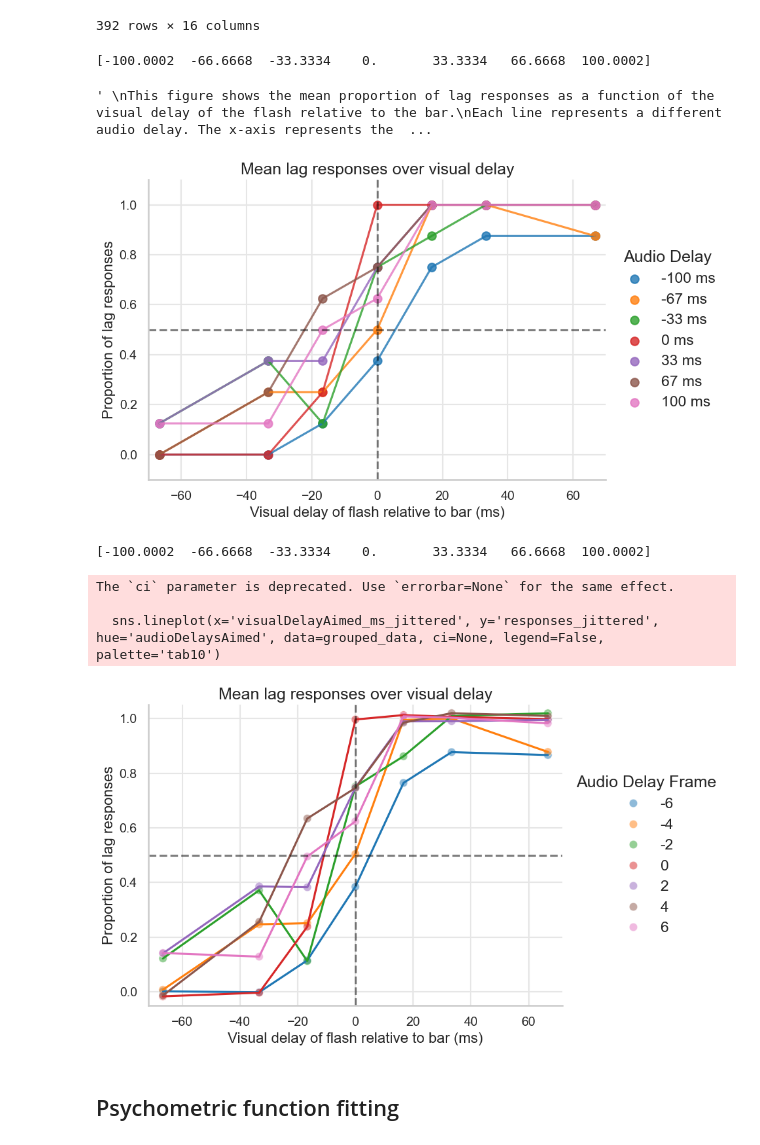
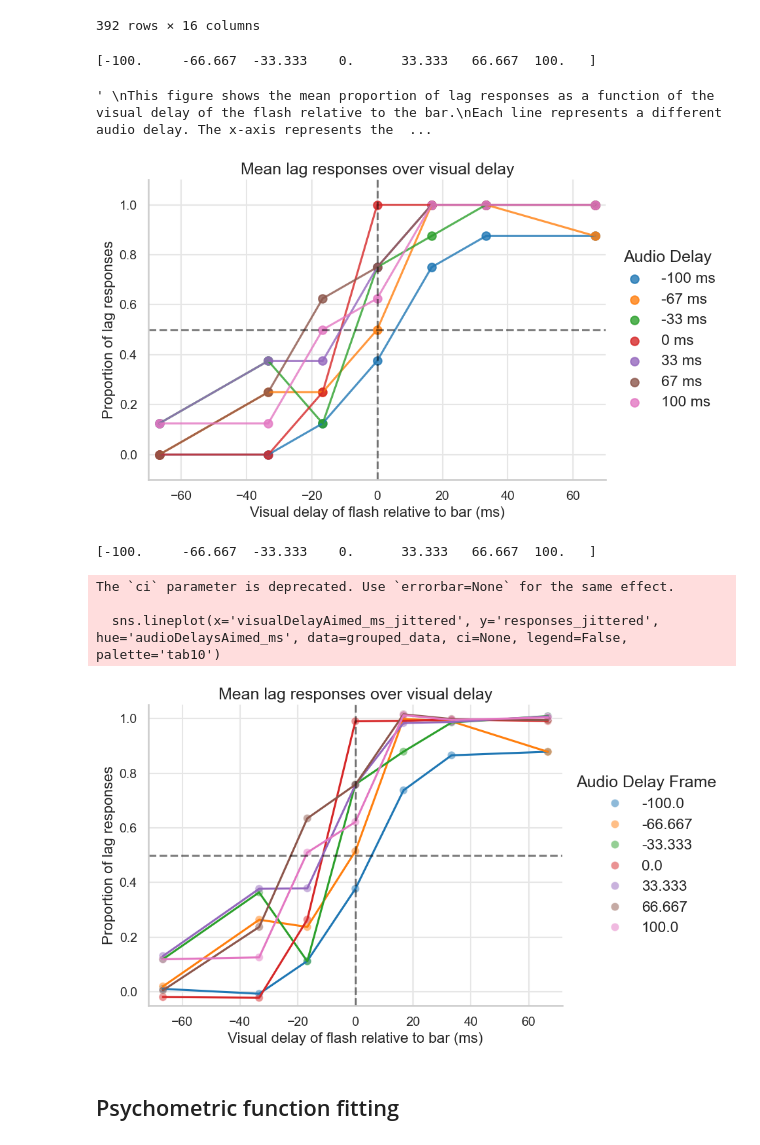
Before and after one commit to omeryildiran/av-v-fle, a Jupyter notebook: analysis.ipynb, the cells around one changed output. Saved outputs shown, nothing was run; the diff lists cells and outputs as text; code cells hidden in the pictures.

```diff
--- a/analysis.ipynb
+++ b/analysis.ipynb
@@ -73,8 +73,8 @@ def flatten_extend(matrix):
 # %%
 df =  pd.read_csv('data/405836_av_v_fle_2024-10-14_16h33.24.360.csv')
 # Create a new column that will represent the audioDelayAimed in terms of ms
-df['audioDelayAimed_ms'] = df['audioDelaysAimed']*16.6667
-df['visualDelayAimed_ms'] = df['visualDelaysAimed']*16.6667
+df['audioDelaysAimed_ms']=round(df['audioDelaysAimed']*16.6667,3)
+df['visualDelaysAimed_ms'] = round(df['visualDelaysAimed']*16.6667,3)
 df['audioDelayReal_ms'] =(df["audioTime"]-df["flashTime"])*1000
 df
 # %% [output]
@@ -92,16 +92,16 @@ df
 | 391 | 391 | 0 | 0.065944 | 0.666584 | 6 | -4 | ... |
 392 rows × 16 columns
 # %%
-unique_audioDelays = np.unique(df['audioDelayAimed_ms'])
+unique_audioDelays = np.unique(df['audioDelaysAimed_ms'])
 
 print(unique_audioDelays)
 colors=plt.get_cmap('tab10').colors
 
-for delays,delays in enumerate(unique_audioDelays):
-    meanX = df[df['audioDelayAimed_ms'] == delays].groupby('visualDelayAimed_ms').mean().reset_index()
+for i, delays in enumerate(unique_audioDelays):
+    meanX = df[df['audioDelaysAimed_ms'] == delays].groupby('visualDelaysAimed_ms').mean().reset_index()
     meanResponses = meanX['responses']
-    plt.scatter(meanX['visualDelayAimed_ms'], meanResponses, color=colors[delays],label=f'{round(delays)} ms',alpha=0.8)
-    plt.plot(meanX['visualDelayAimed_ms'], meanResponses, color=colors[delays],alpha=0.8)
+    plt.scatter(meanX['visualDelaysAimed_ms'], meanResponses, color=colors[i], label=f'{round(delays)} ms', alpha=0.8)
+    plt.plot(meanX['visualDelaysAimed_ms'], meanResponses, color=colors[i], alpha=0.8)
 
 plt.ylim(-0.1, 1.10)  # Extend the y-axis limit slightly beyond 0 and 1
 # extend the x-axis limit slightly beyond 0
@@ -125,44 +125,44 @@ This suggests that the audio delay influences the perception of temporal process
 
 """
 # %% [output]
-[-100.0002  -66.6668  -33.3334    0.       33.3334   66.6668  100.0002]
+[-100.     -66.667  -33.333    0.      33.333   66.667  100.   ]
 ' \nThis figure shows the mean proportion of lag responses as a function of the visual delay of the flash relative to the bar.\nEach line represents a different audio delay. The x-axis represents the  ...
 [figure]
 # %%
 # now plot the mean responses for each visual delay aimed and audio delay aimed
 # Group the data by visualDelayAimed and audioDelayAimed and calculate the mean of responses
-grouped_data = df.groupby(['visualDelayAimed_ms', 'audioDelaysAimed']).mean().reset_index()
+grouped_data = df.groupby(['visualDelaysAimed_ms', 'audioDelaysAimed']).mean().reset_index()
 grouped_data
 
 # Assuming 'responses' is already in the grouped_data DataFrame
 # Create a jitter effect
 jitter_strength = .01 # Adjust as needed
-grouped_data['visualDelayAimed_ms_jittered'] = grouped_data['visualDelayAimed_ms'] + np.random.normal(0, jitter_strength, size=len(grouped_data))
+grouped_data['visualDelayAimed_ms_jittered'] = grouped_data['visualDelaysAimed_ms'] + np.random.normal(0, jitter_strength, size=len(grouped_data))
 grouped_data['responses_jittered'] = grouped_data['responses'] + np.random.normal(0, jitter_strength, size=len(grouped_data))
 
-unique_audioDelays = grouped_data['audioDelayAimed_ms'].unique()
+unique_audioDelays = grouped_data['audioDelaysAimed_ms'].unique()
 print(unique_audioDelays)
 
 
 # Plot the data with jitter
 plt.figure(figsize=(10, 6))
-sns.scatterplot(x='visualDelayAimed_ms_jittered', y='responses_jittered', hue='audioDelaysAimed', data=grouped_data, palette='tab10', alpha=0.5)
+sns.scatterplot(x='visualDelayAimed_ms_jittered', y='responses_jittered', hue='audioDelaysAimed_ms', data=grouped_data, palette='tab10', alpha=0.5)
 # connect the points with lines
-sns.lineplot(x='visualDelayAimed_ms_jittered', y='responses_jittered', hue='audioDelaysAimed', data=grouped_data, ci=None, legend=False, palette='tab10')
+sns.lineplot(x='visualDelaysAimed_ms_jittered', y='responses_jittered', hue='audioDelaysAimed_ms', data=grouped_data, ci=None, legend=False, palette='tab10')
 plt.xlabel('Visual delay of flash relative to bar (ms)')
 plt.ylabel('Proportion of lag responses')
 plt.ylim(-0.05, 1.05)  # Extend the y-axis limit slightly beyond 0 and 1
-plt.xlim(grouped_data['visualDelayAimed_ms'].min() - 5, grouped_data['visualDelayAimed_ms'].max() + 5)  # Extend the x-axis limit slightly beyond min and max values
+plt.xlim(grouped_data['visualDelaysAimed_ms'].min() - 5, grouped_data['visualDelaysAimed_ms'].max() + 5)  # Extend the x-axis limit slightly beyond min and max values
 plt.axhline(y=0.5, color='k', linestyle='--', alpha=0.5)
 plt.axvline(x=0, color='k', linestyle='--', alpha=0.5)
 plt.title('Mean lag responses over visual delay')
 plt.legend(title='Audio Delay Frame', loc='center left', bbox_to_anchor=(1, 0.5), frameon=False)
 plt.show()
 # %% [output]
-[-100.0002  -66.6668  -33.3334    0.       33.3334   66.6668  100.0002]
+[-100.     -66.667  -33.333    0.      33.333   66.667  100.   ]
 The `ci` parameter is deprecated. Use `errorbar=None` for the same effect.
 
-  sns.lineplot(x='visualDelayAimed_ms_jittered', y='responses_jittered', hue='audioDelaysAimed', data=grouped_data, ci=None, legend=False, palette='tab10')
+  sns.lineplot(x='visualDelayAimed_ms_jittered', y='responses_jittered', hue='audioDelaysAimed_ms', data=grouped_data, ci=None, legend=False, palette='tab10')
-[figure, old version]
+[figure, new version]
 # %% [markdown]
 ## Psychometric function fitting
```
Also changed, not shown: parts of 9 cells of this notebook.
